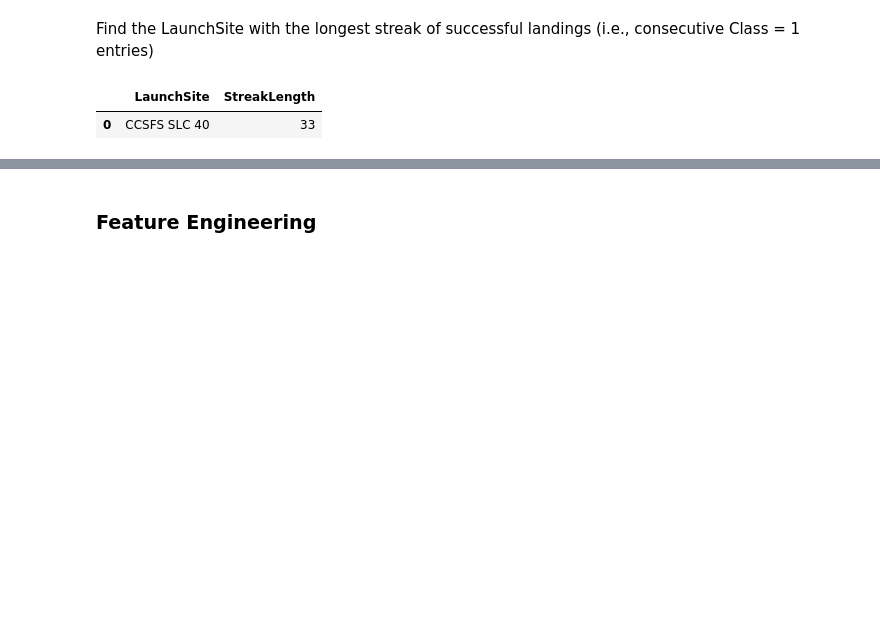
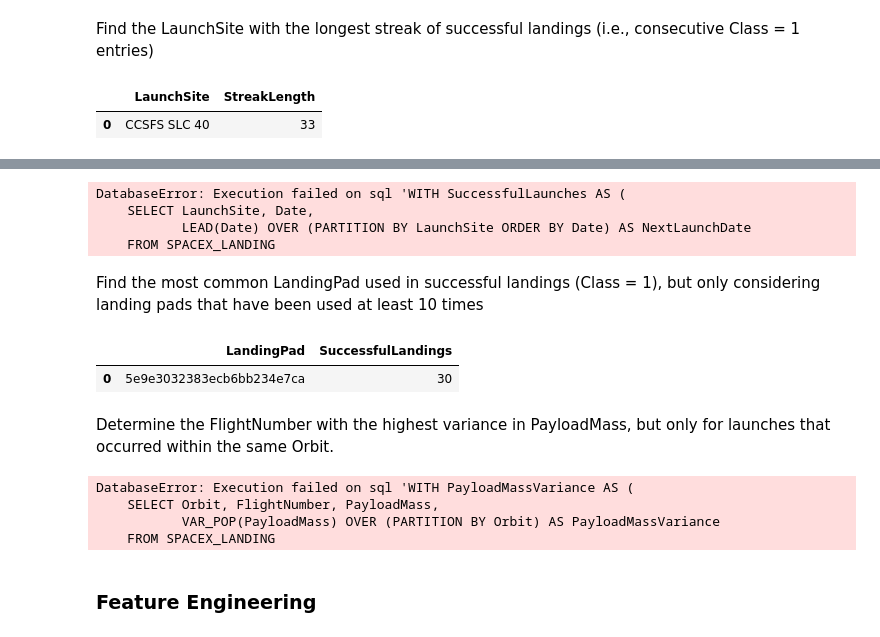
Before and after one commit to ClaudioChavarria/Rocket-Landing-Success-ML, a Jupyter notebook: 03-eda_and_feature_engineering/03-eda-and-feature-engineering.ipynb, the cells around one changed output, grey strips where cells are left out. Drawn from its saved outputs; the diff is of its cells as text; code cells hidden in the pictures; blank space fills up the shorter version.

```diff
--- a/03-eda_and_feature_engineering/03-eda-and-feature-engineering.ipynb
+++ b/03-eda_and_feature_engineering/03-eda-and-feature-engineering.ipynb
@@ -320,3 +344,54 @@ LIMIT 1;
+# %%
+%%sql
+WITH SuccessfulLaunches AS (
+    SELECT LaunchSite, Date,
+           LEAD(Date) OVER (PARTITION BY LaunchSite ORDER BY Date) AS NextLaunchDate
+    FROM SPACEX_LANDING
+    WHERE Class = 1
+)
+SELECT LaunchSite, MAX(DATEDIFF(NextLaunchDate, Date)) AS LongestGapDays
+FROM SuccessfulLaunches
+WHERE NextLaunchDate IS NOT NULL
+GROUP BY LaunchSite
+ORDER BY LongestGapDays DESC
+LIMIT 1;
+# %% [output]
+DatabaseError: Execution failed on sql 'WITH SuccessfulLaunches AS (
+    SELECT LaunchSite, Date,
+           LEAD(Date) OVER (PARTITION BY LaunchSite ORDER BY Date) AS NextLaunchDate
+    FROM SPACEX_LANDING
+# %% [markdown]
+ Find the most common LandingPad used in successful landings (Class = 1), but only considering landing pads that have been used at least 10 times
+# %%
+%%sql
+SELECT LandingPad, COUNT(*) AS SuccessfulLandings
+FROM SPACEX_LANDING
+WHERE Class = 1
+GROUP BY LandingPad
+HAVING COUNT(*) >= 10
+ORDER BY SuccessfulLandings DESC
+LIMIT 1;
+# %% [output]
+|  | LandingPad | SuccessfulLandings |
+| 0 | 5e9e3032383ecb6bb234e7ca | 30 |
+# %% [markdown]
+Determine the FlightNumber with the highest variance in PayloadMass, but only for launches that occurred within the same Orbit.
+# %%
+%%sql
+WITH PayloadMassVariance AS (
+    SELECT Orbit, FlightNumber, PayloadMass,
+           VAR_POP(PayloadMass) OVER (PARTITION BY Orbit) AS PayloadMassVariance
+    FROM SPACEX_LANDING
+)
+SELECT FlightNumber, PayloadMassVariance
+FROM PayloadMassVariance
+ORDER BY PayloadMassVariance DESC
+LIMIT 1;
+# %% [output]
+DatabaseError: Execution failed on sql 'WITH PayloadMassVariance AS (
+    SELECT Orbit, FlightNumber, PayloadMass,
+           VAR_POP(PayloadMass) OVER (PARTITION BY Orbit) AS PayloadMassVariance
+    FROM SPACEX_LANDING
 # %% [markdown]
 ### Feature Engineering
 # %% [markdown]
```
Also changed, not shown: parts of 3 cells of this notebook.
